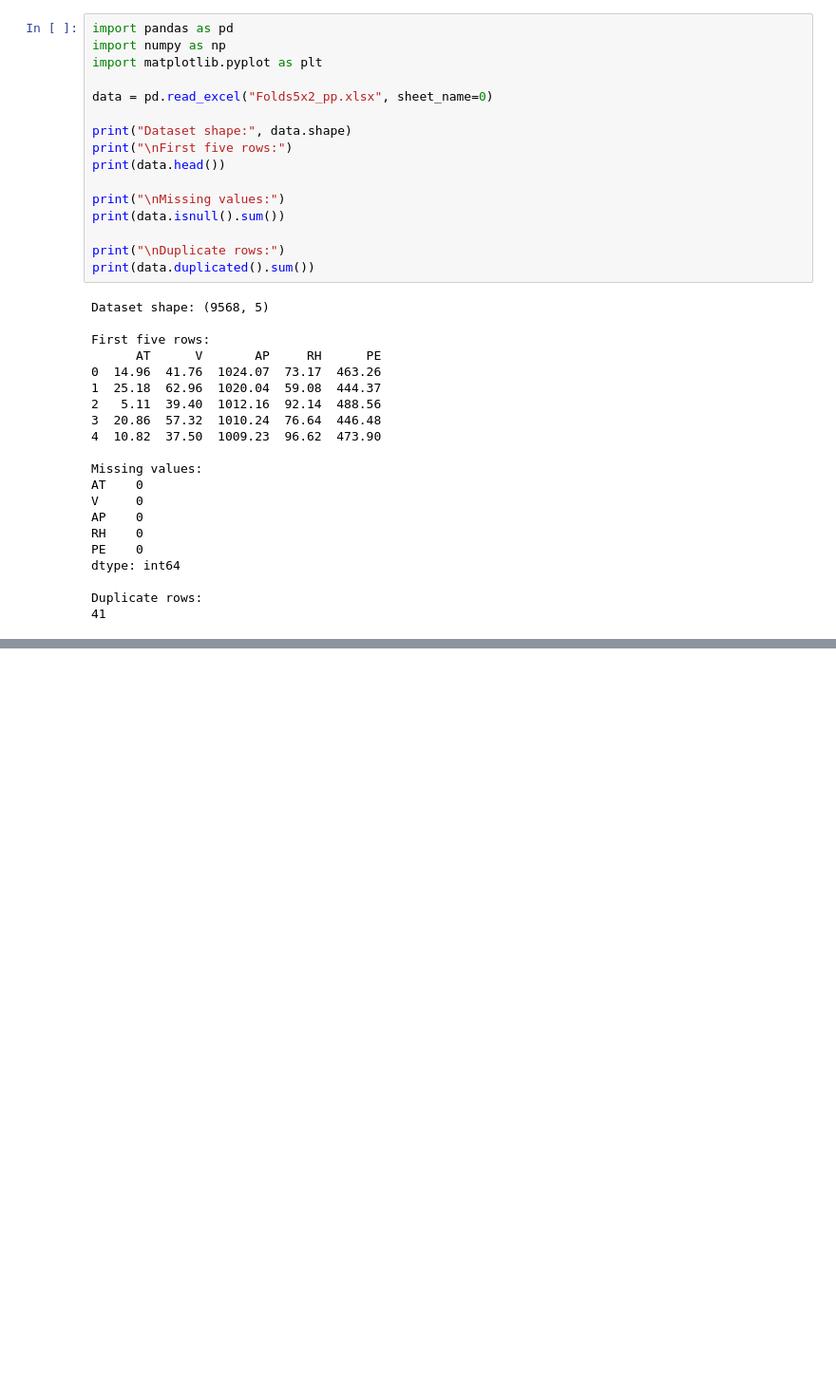
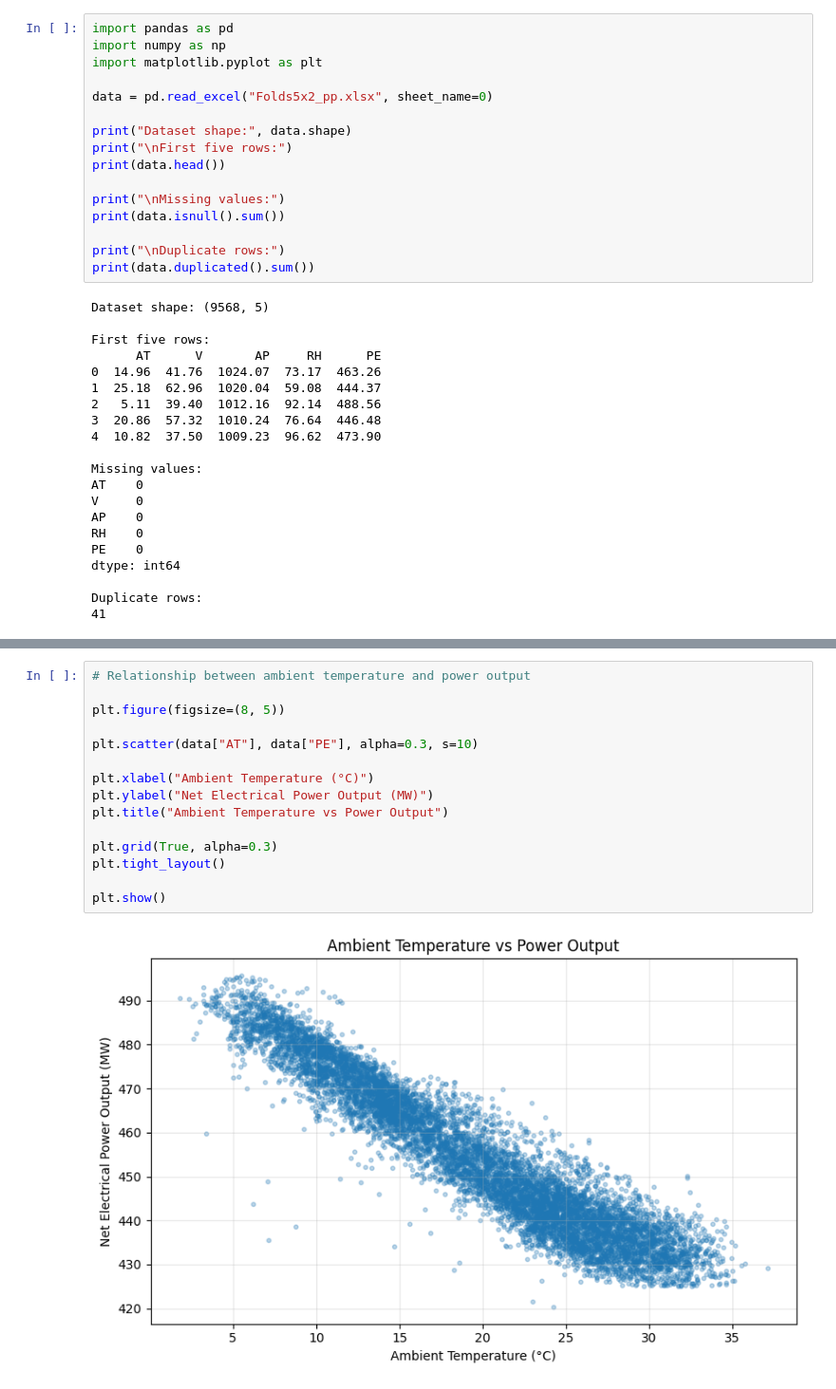
Before and after one commit to kson3/MMA3001_Power_Plant_Project, a Jupyter notebook: notebooks/01_data_exploration.ipynb, the cells around one changed output, grey strips where cells are left out. Shown at 95% size. Saved outputs shown, nothing was run; the diff lists cells and outputs as text; blank space fills up the shorter version.

Commit message:
Complete exploratory data analysis and data cleaning

```diff
--- a/notebooks/01_data_exploration.ipynb
+++ b/notebooks/01_data_exploration.ipynb
@@ -37,0 +64,17 @@ Duplicate rows:
+# %%
+# Relationship between ambient temperature and power output
+
+plt.figure(figsize=(8, 5))
+
+plt.scatter(data["AT"], data["PE"], alpha=0.3, s=10)
+
+plt.xlabel("Ambient Temperature (°C)")
+plt.ylabel("Net Electrical Power Output (MW)")
+plt.title("Ambient Temperature vs Power Output")
+
+plt.grid(True, alpha=0.3)
+plt.tight_layout()
+
+plt.show()
+# %% [output]
+[figure, added]
```
Also changed, not shown: parts of 5 cells of this notebook.
